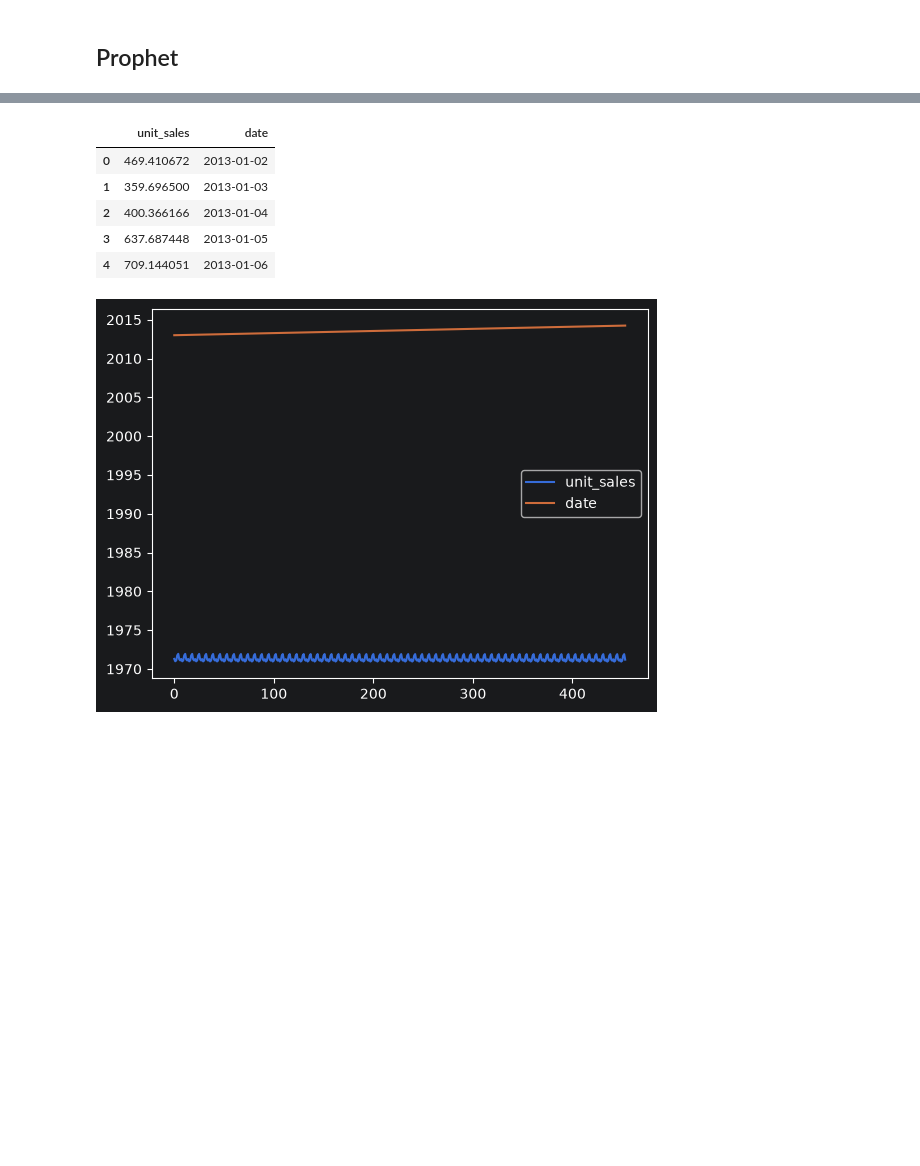
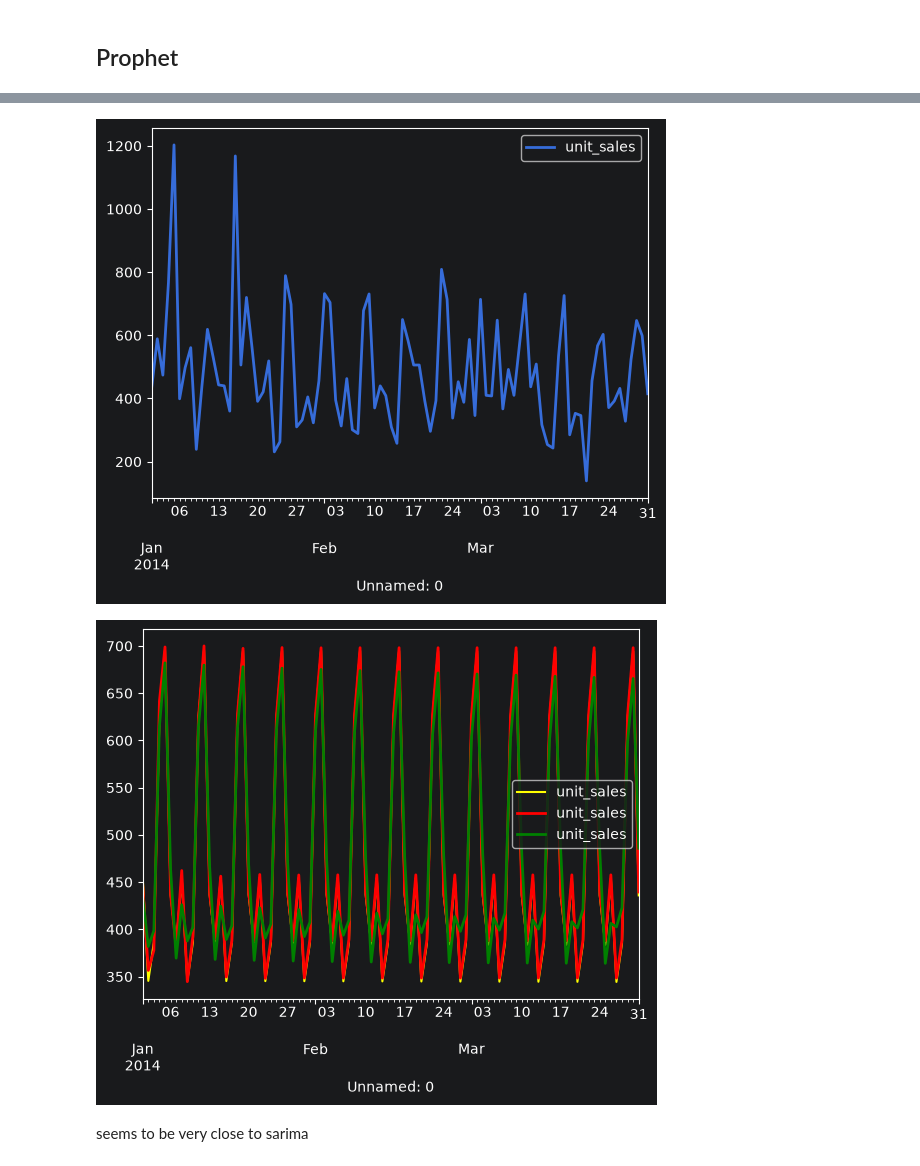
Before and after one commit to ka-katrin/Python_Timeseries_Project, a Jupyter notebook: statistical_models.ipynb, the cells around one changed output, grey strips where cells are left out. Saved outputs shown, nothing was run; the diff lists cells and outputs as text; code cells hidden in the pictures; blank space fills up the shorter version.

```diff
--- a/statistical_models.ipynb
+++ b/statistical_models.ipynb
@@ -391,3 +387,6 @@ forecast_prophet_y=pd.DataFrame()
 # %%
-forecast_prophet_y['unit_sales']=forecast_prophet['yhat']
+forecast_prophet_y['unit_sales']=forecast_prophet['yhat']       #copying the values
 forecast_prophet_y['date']= forecast_prophet['ds']
+forecast_prophet_y['date']=pd.to_datetime(forecast_prophet_y['date'])   #date to datetime object
+forecast_prophet_y=forecast_prophet_y.iloc[-len(test): ]   #only the forecast
+forecast_prophet_y.set_index('date', inplace=True)          #setting the index to the date
@@ -397,14 +393,11 @@ forecast_prophet_y['date']= forecast_prophet['ds']
-# %%
-forecast_prophet_y.head()
-# %% [output]
-|  | unit_sales | date |
-| 0 | 469.410672 | 2013-01-02 |
-| 1 | 359.696500 | 2013-01-03 |
-| 2 | 400.366166 | 2013-01-04 |
-| 3 | 637.687448 | 2013-01-05 |
-| 4 | 709.144051 | 2013-01-06 |
-# %%
-forecast_prophet_y.plot()
-plt.show()
-# %% [output]
-[figure, removed]
+# %%
+test.plot()
+forecast_prophet_y.plot(color='yellow')
+forecast_sarima.plot(color='red')
+forecast_arima.plot(color='green')
+plt.show()
+# %% [output]
+[figure, added]
+[figure, added]
+# %% [markdown]
+seems to be very close to sarima
```
Also changed, not shown: parts of 11 cells of this notebook.
